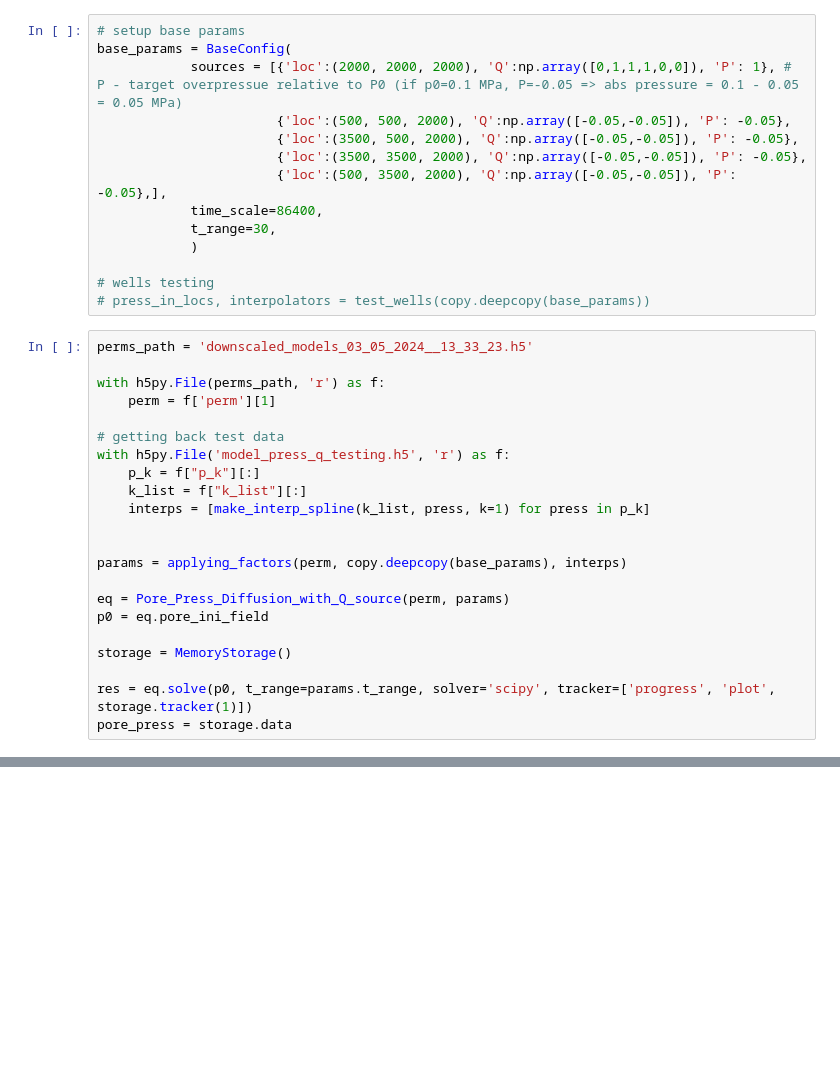
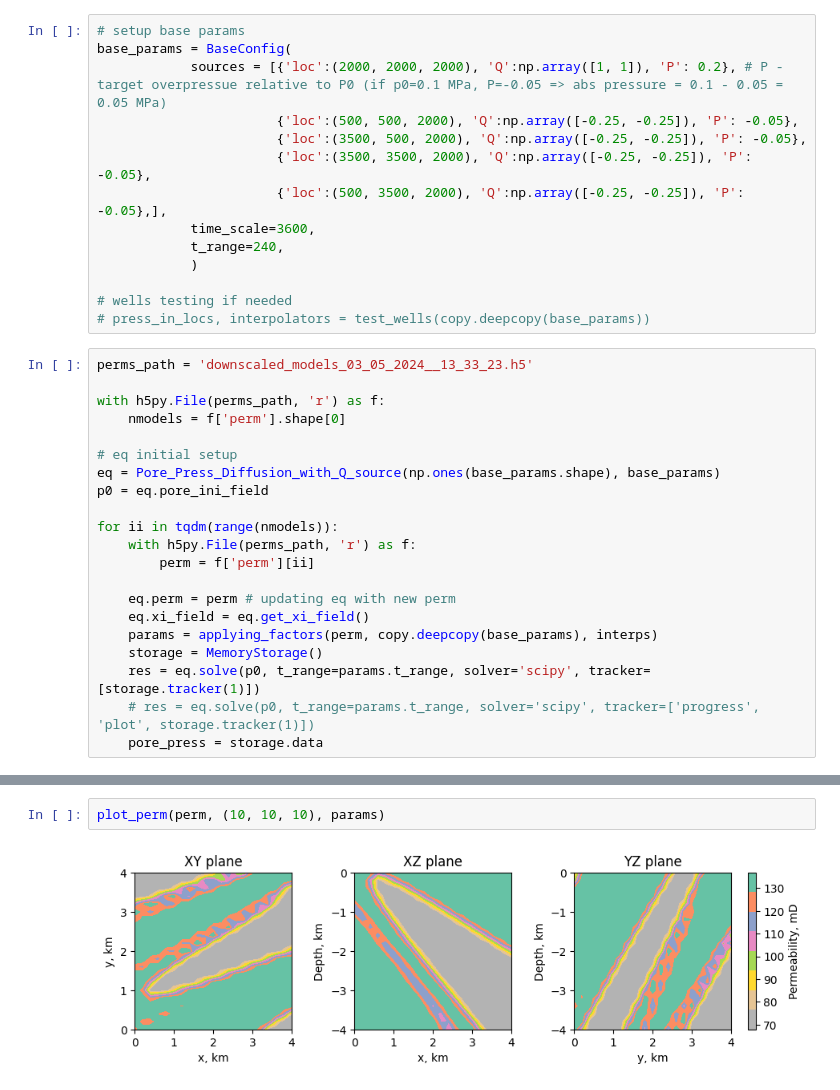
Before and after one commit to mexalon/mm_modeling, a Jupyter notebook: perms_to_events.ipynb, the cells around one changed output, grey strips where cells are left out. Saved outputs shown, nothing was run; the diff lists cells and outputs as text; blank space fills up the shorter version.

Commit message:
pore press calc done at first approach

```diff
--- a/perms_to_events.ipynb
+++ b/perms_to_events.ipynb
@@ -232,38 +13,41 @@ def applying_factors(perm, params, interps):
 # %%
 # setup base params
 base_params = BaseConfig(
-            sources = [{'loc':(2000, 2000, 2000), 'Q':np.array([0,1,1,1,0,0]), 'P': 1}, # P - target overpressue relative to P0 (if p0=0.1 MPa, P=-0.05 => abs pressure = 0.1 - 0.05 = 0.05 MPa)
-                       {'loc':(500, 500, 2000), 'Q':np.array([-0.05,-0.05]), 'P': -0.05},
-                       {'loc':(3500, 500, 2000), 'Q':np.array([-0.05,-0.05]), 'P': -0.05},
-                       {'loc':(3500, 3500, 2000), 'Q':np.array([-0.05,-0.05]), 'P': -0.05},
-                       {'loc':(500, 3500, 2000), 'Q':np.array([-0.05,-0.05]), 'P': -0.05},],
-            time_scale=86400,
-            t_range=30,
+            sources = [{'loc':(2000, 2000, 2000), 'Q':np.array([1, 1]), 'P': 0.2}, # P - target overpressue relative to P0 (if p0=0.1 MPa, P=-0.05 => abs pressure = 0.1 - 0.05 = 0.05 MPa)
+                       {'loc':(500, 500, 2000), 'Q':np.array([-0.25, -0.25]), 'P': -0.05},
+                       {'loc':(3500, 500, 2000), 'Q':np.array([-0.25, -0.25]), 'P': -0.05},
+                       {'loc':(3500, 3500, 2000), 'Q':np.array([-0.25, -0.25]), 'P': -0.05},
+                       {'loc':(500, 3500, 2000), 'Q':np.array([-0.25, -0.25]), 'P': -0.05},],
+            time_scale=3600,
+            t_range=240,
             )
 
-# wells testing
+# wells testing if needed
 # press_in_locs, interpolators = test_wells(copy.deepcopy(base_params))
 # %%
 perms_path = 'downscaled_models_03_05_2024__13_33_23.h5'
 
 with h5py.File(perms_path, 'r') as f:
-    perm = f['perm'][1]
+    nmodels = f['perm'].shape[0]
 
-# getting back test data
-with h5py.File('model_press_q_testing.h5', 'r') as f:
-    p_k = f["p_k"][:]
-    k_list = f["k_list"][:]
-    interps = [make_interp_spline(k_list, press, k=1) for press in p_k]
-
-
-params = applying_factors(perm, copy.deepcopy(base_params), interps)
-
-eq = Pore_Press_Diffusion_with_Q_source(perm, params)
+# eq initial setup
+eq = Pore_Press_Diffusion_with_Q_source(np.ones(base_params.shape), base_params)
 p0 = eq.pore_ini_field
 
-storage = MemoryStorage()
+for ii in tqdm(range(nmodels)):
+    with h5py.File(perms_path, 'r') as f:
+        perm = f['perm'][ii]
 
-res = eq.solve(p0, t_range=params.t_range, solver='scipy', tracker=['progress', 'plot', storage.tracker(1)])
-pore_press = storage.data
+    eq.perm = perm # updating eq with new perm
+    eq.xi_field = eq.get_xi_field()
+    params = applying_factors(perm, copy.deepcopy(base_params), interps)
+    storage = MemoryStorage()
+    res = eq.solve(p0, t_range=params.t_range, solver='scipy', tracker=[storage.tracker(1)])
+    # res = eq.solve(p0, t_range=params.t_range, solver='scipy', tracker=['progress', 'plot', storage.tracker(1)])
+    pore_press = storage.data
 # %% [output]
 [interactive output not drawn]
+# %%
+plot_perm(perm, (10, 10, 10), params)
+# %% [output]
+[figure, added]
```
Also changed, not shown: parts of 4 cells of this notebook, 2 other files.
